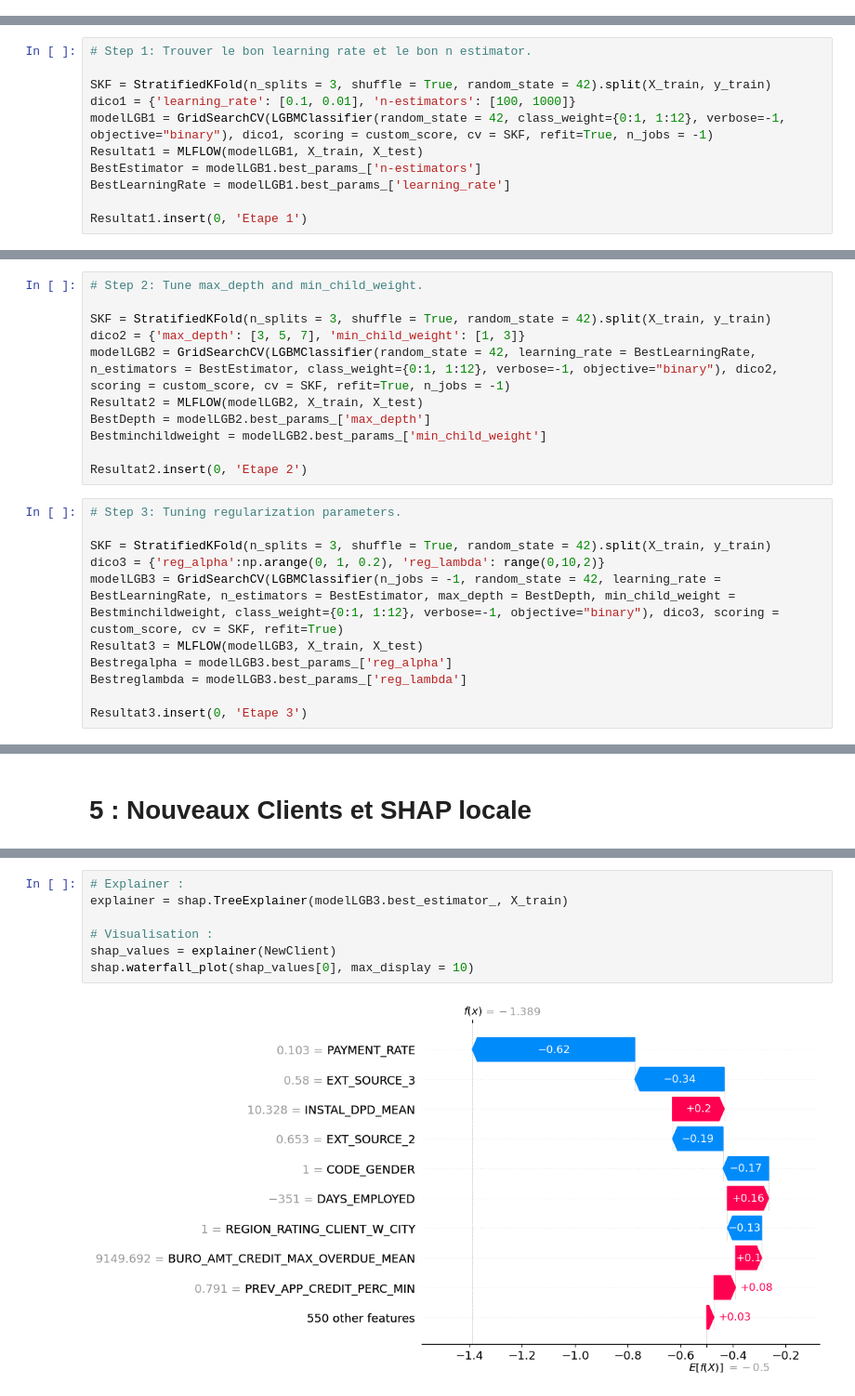
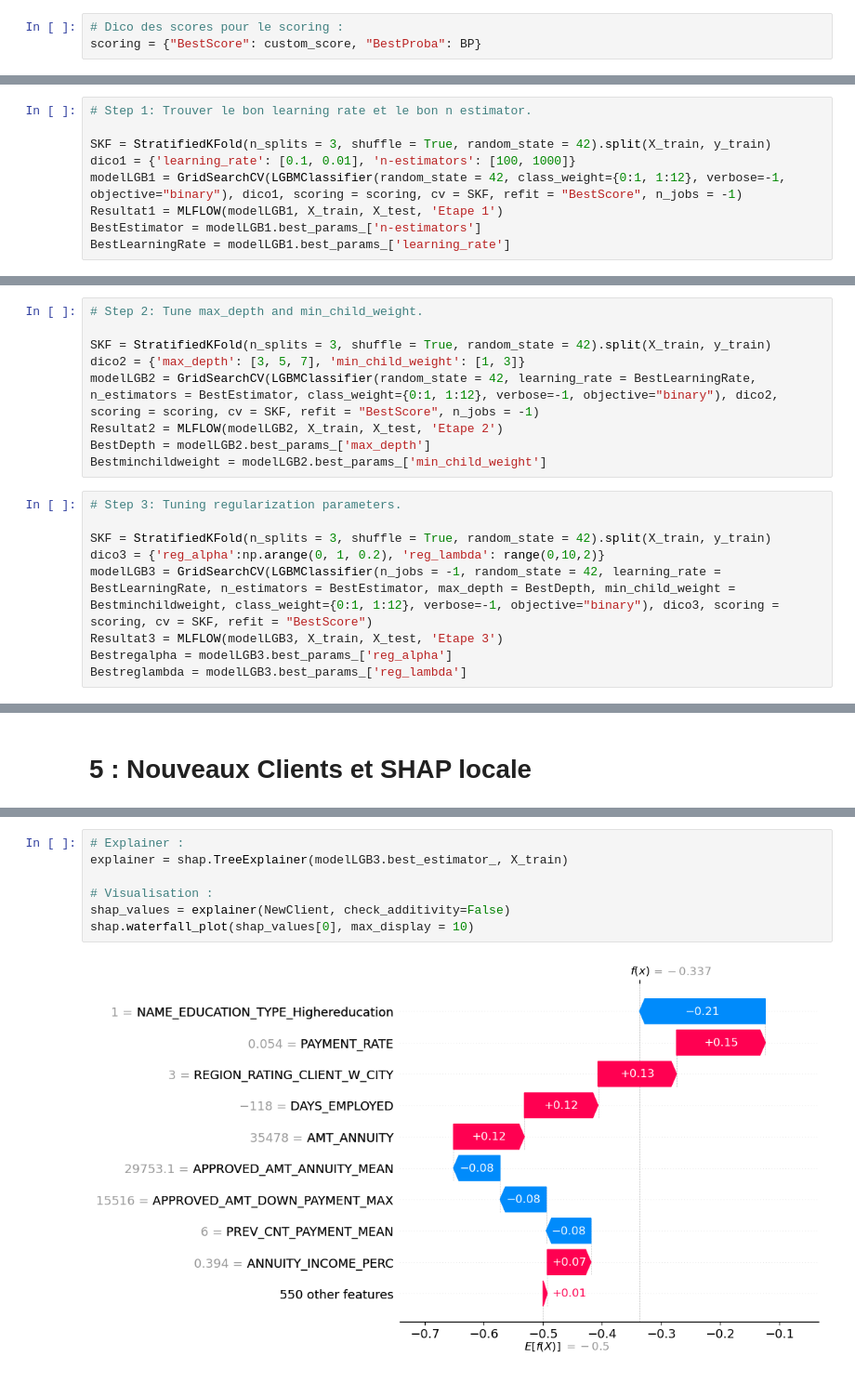
Before and after one commit to JohanRocheteau/Credit-Scoring-Model-Deployment-2023, a Jupyter notebook: MLP7-OptimisationModel.ipynb, the cells around one changed output, grey strips where cells are left out. Shown at 93% size. Drawn from its saved outputs; the diff is of its cells as text.

```diff
--- a/MLP7-OptimisationModel.ipynb
+++ b/MLP7-OptimisationModel.ipynb
@@ -103,3 +141,6 @@ custom_score = make_scorer(custom_metric, greater_is_better = False)
+# %%
+# Dico des scores pour le scoring :
+scoring = {"BestScore": custom_score, "BestProba": BP}
 # %%
 # Definition de récupération des résultats sur MLFlow :
 
@@ -259,10 +298,8 @@ modelLGB1.best_score_
 
 SKF = StratifiedKFold(n_splits = 3, shuffle = True, random_state = 42).split(X_train, y_train)
 dico1 = {'learning_rate': [0.1, 0.01], 'n-estimators': [100, 1000]}
-modelLGB1 = GridSearchCV(LGBMClassifier(random_state = 42, class_weight={0:1, 1:12}, verbose=-1, objective="binary"), dico1, scoring = custom_score, cv = SKF, refit=True, n_jobs = -1)
-Resultat1 = MLFLOW(modelLGB1, X_train, X_test)
+modelLGB1 = GridSearchCV(LGBMClassifier(random_state = 42, class_weight={0:1, 1:12}, verbose=-1, objective="binary"), dico1, scoring = scoring, cv = SKF, refit = "BestScore", n_jobs = -1)
+Resultat1 = MLFLOW(modelLGB1, X_train, X_test, 'Etape 1')
 BestEstimator = modelLGB1.best_params_['n-estimators']
 BestLearningRate = modelLGB1.best_params_['learning_rate']
-
-Resultat1.insert(0, 'Etape 1')
 # %% [output]
@@ -272,20 +309,16 @@ Resultat1.insert(0, 'Etape 1')
 
 SKF = StratifiedKFold(n_splits = 3, shuffle = True, random_state = 42).split(X_train, y_train)
 dico2 = {'max_depth': [3, 5, 7], 'min_child_weight': [1, 3]}
-modelLGB2 = GridSearchCV(LGBMClassifier(random_state = 42, learning_rate = BestLearningRate, n_estimators = BestEstimator, class_weight={0:1, 1:12}, verbose=-1, objective="binary"), dico2, scoring = custom_score, cv = SKF, refit=True, n_jobs = -1)
-Resultat2 = MLFLOW(modelLGB2, X_train, X_test)
+modelLGB2 = GridSearchCV(LGBMClassifier(random_state = 42, learning_rate = BestLearningRate, n_estimators = BestEstimator, class_weight={0:1, 1:12}, verbose=-1, objective="binary"), dico2, scoring = scoring, cv = SKF, refit = "BestScore", n_jobs = -1)
+Resultat2 = MLFLOW(modelLGB2, X_train, X_test, 'Etape 2')
 BestDepth = modelLGB2.best_params_['max_depth']
 Bestminchildweight = modelLGB2.best_params_['min_child_weight']
-
-Resultat2.insert(0, 'Etape 2')
 # %%
 # Step 3: Tuning regularization parameters.
 
 SKF = StratifiedKFold(n_splits = 3, shuffle = True, random_state = 42).split(X_train, y_train)
 dico3 = {'reg_alpha':np.arange(0, 1, 0.2), 'reg_lambda': range(0,10,2)}
-modelLGB3 = GridSearchCV(LGBMClassifier(n_jobs = -1, random_state = 42, learning_rate = BestLearningRate, n_estimators = BestEstimator, max_depth = BestDepth, min_child_weight = Bestminchildweight, class_weight={0:1, 1:12}, verbose=-1, objective="binary"), dico3, scoring = custom_score, cv = SKF, refit=True)
-Resultat3 = MLFLOW(modelLGB3, X_train, X_test)
+modelLGB3 = GridSearchCV(LGBMClassifier(n_jobs = -1, random_state = 42, learning_rate = BestLearningRate, n_estimators = BestEstimator, max_depth = BestDepth, min_child_weight = Bestminchildweight, class_weight={0:1, 1:12}, verbose=-1, objective="binary"), dico3, scoring = scoring, cv = SKF, refit = "BestScore")
+Resultat3 = MLFLOW(modelLGB3, X_train, X_test, 'Etape 3')
 Bestregalpha = modelLGB3.best_params_['reg_alpha']
 Bestreglambda = modelLGB3.best_params_['reg_lambda']
-
-Resultat3.insert(0, 'Etape 3')
@@ -382,9 +433,9 @@ pd.DataFrame(Z)
 # %%
 # Explainer :
 explainer = shap.TreeExplainer(modelLGB3.best_estimator_, X_train)
 
 # Visualisation :
-shap_values = explainer(NewClient)
+shap_values = explainer(NewClient, check_additivity=False)
 shap.waterfall_plot(shap_values[0], max_display = 10)
 # %% [output]
-[figure, old version]
+[figure, new version]
```
Also changed, not shown: parts of 24 cells of this notebook.
